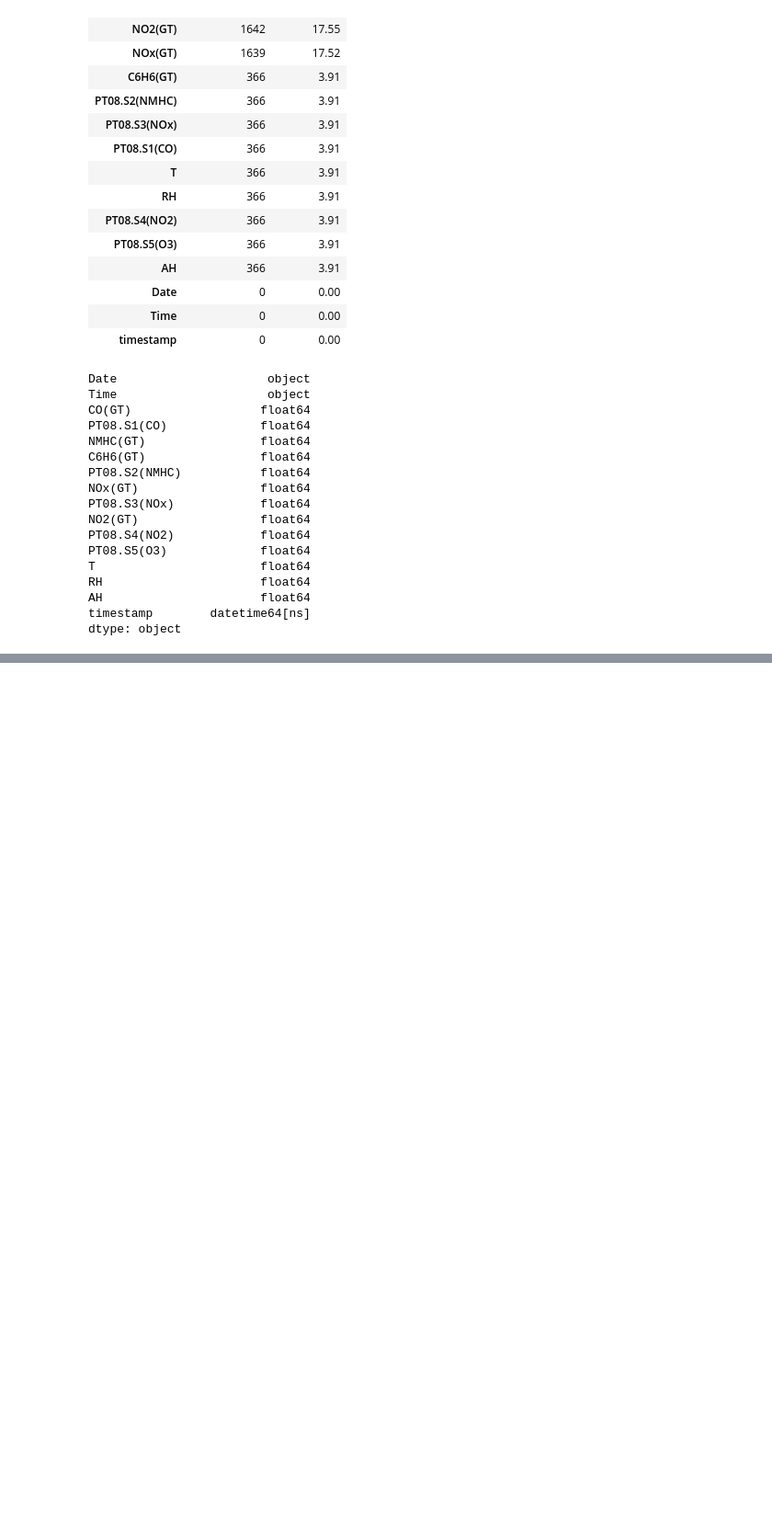
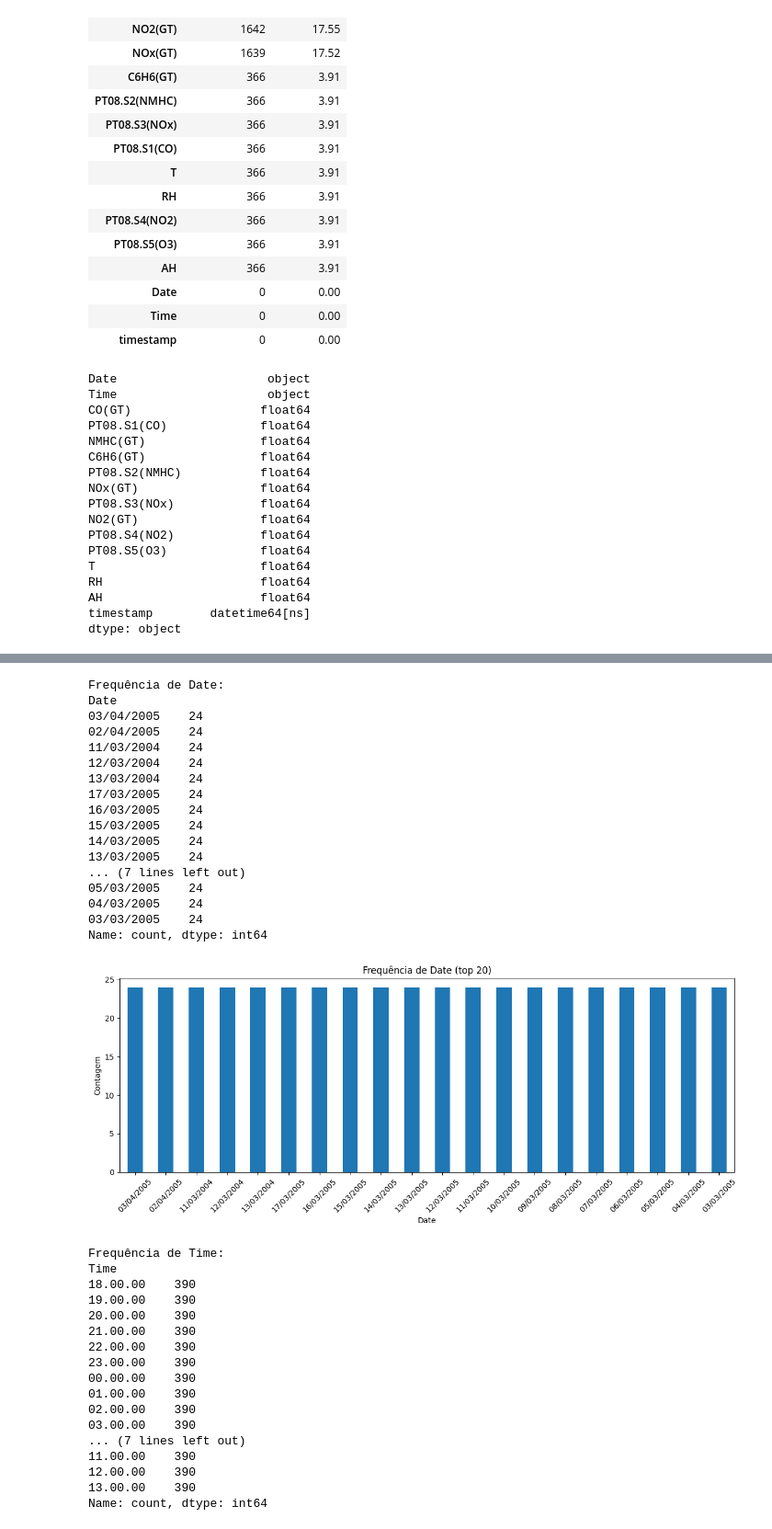
Before and after one commit to a2022138676/projeto-ciencia-dados-qualidade-ar, a Jupyter notebook: notebooks/1.0_eda_limpeza.ipynb, the cells around one changed output, grey strips where cells are left out. Shown at 92% size. Cells and saved outputs as stored; diff of their text form; code cells hidden in the pictures; blank space fills up the shorter version.

```diff
--- a/notebooks/1.0_eda_limpeza.ipynb
+++ b/notebooks/1.0_eda_limpeza.ipynb
@@ -125,0 +182,54 @@ dtype: object
+# %%
+import matplotlib.pyplot as plt
+
+# Variáveis categóricas
+categorical_features = ["Date", "Time"]
+
+for col in categorical_features:
+    print(f"\nFrequência de {col}:")
+    print(df_clean[col].value_counts().head(20))
+
+    plt.figure(figsize=(12, 5))
+    df_clean[col].value_counts().head(20).plot(kind="bar")
+    plt.title(f"Frequência de {col} (top 20)")
+    plt.xlabel(col)
+    plt.ylabel("Contagem")
+    plt.xticks(rotation=45)
+    plt.tight_layout()
+    plt.show()
+# %% [output]
+Frequência de Date:
+Date
+03/04/2005    24
+02/04/2005    24
+11/03/2004    24
+12/03/2004    24
+13/03/2004    24
+17/03/2005    24
+16/03/2005    24
+15/03/2005    24
+14/03/2005    24
+13/03/2005    24
+... (7 lines left out)
+05/03/2005    24
+04/03/2005    24
+03/03/2005    24
+Name: count, dtype: int64
+[figure, added]
+Frequência de Time:
+Time
+18.00.00    390
+19.00.00    390
+20.00.00    390
+21.00.00    390
+22.00.00    390
+23.00.00    390
+00.00.00    390
+01.00.00    390
+02.00.00    390
+03.00.00    390
+... (7 lines left out)
+11.00.00    390
+12.00.00    390
+13.00.00    390
+Name: count, dtype: int64
```
Also changed, not shown: parts of 26 cells of this notebook.
